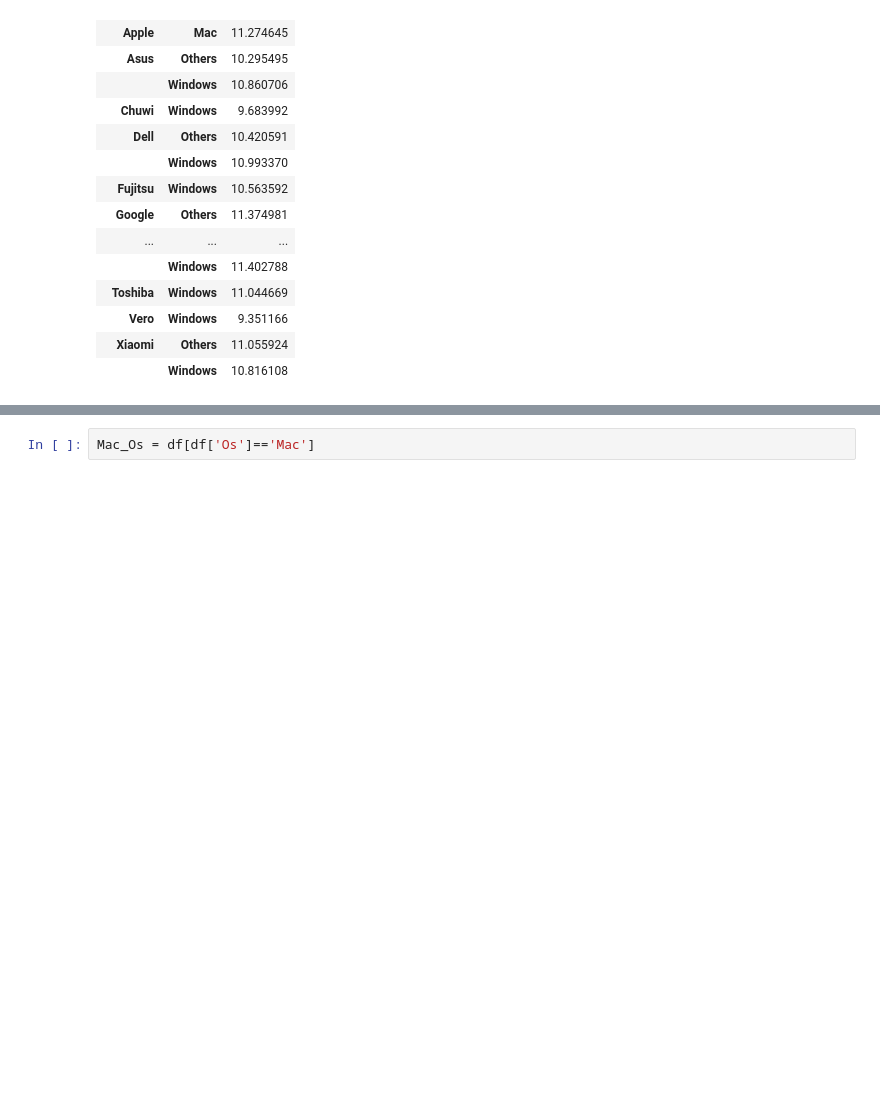
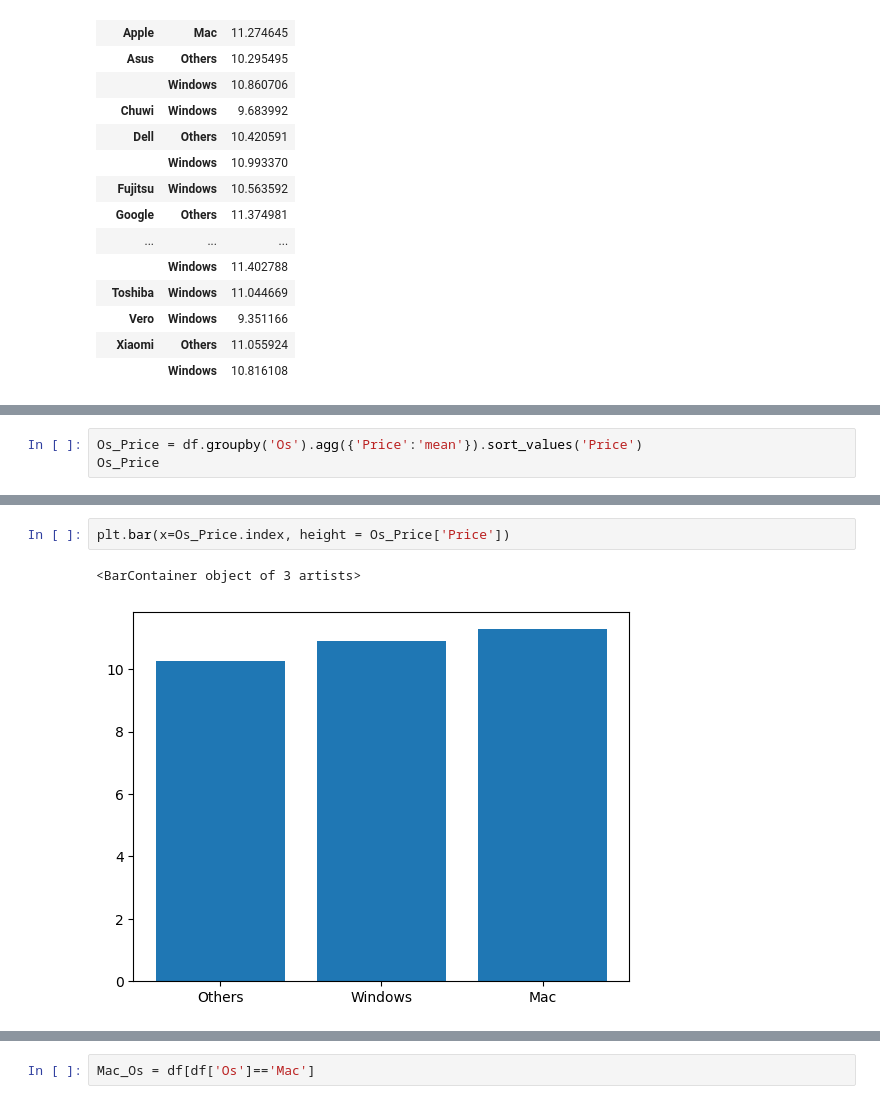
Before and after one commit to sha2992/Laptop-Price-Data, a Jupyter notebook: laptop-price-data-analysis-prediction.ipynb, the cells around one changed output, grey strips where cells are left out. Saved outputs shown, nothing was run; the diff lists cells and outputs as text; blank space fills up the shorter version.

Commit message:
Kaggle Notebook | Laptop Price Data Analysis & Prediction | with Some Visualization

```diff
--- a/laptop-price-data-analysis-prediction.ipynb
+++ b/laptop-price-data-analysis-prediction.ipynb
@@ -360,0 +364,3 @@ df.groupby(['Company','Os']).agg({'Price':'mean'})
+# %%
+Os_Price = df.groupby('Os').agg({'Price':'mean'}).sort_values('Price')
+Os_Price
@@ -360,0 +373,5 @@ df.groupby(['Company','Os']).agg({'Price':'mean'})
+# %%
+plt.bar(x=Os_Price.index, height = Os_Price['Price'])
+# %% [output]
+<BarContainer object of 3 artists>
+[figure, added]
```
Also changed, not shown: parts of 3 cells of this notebook.
